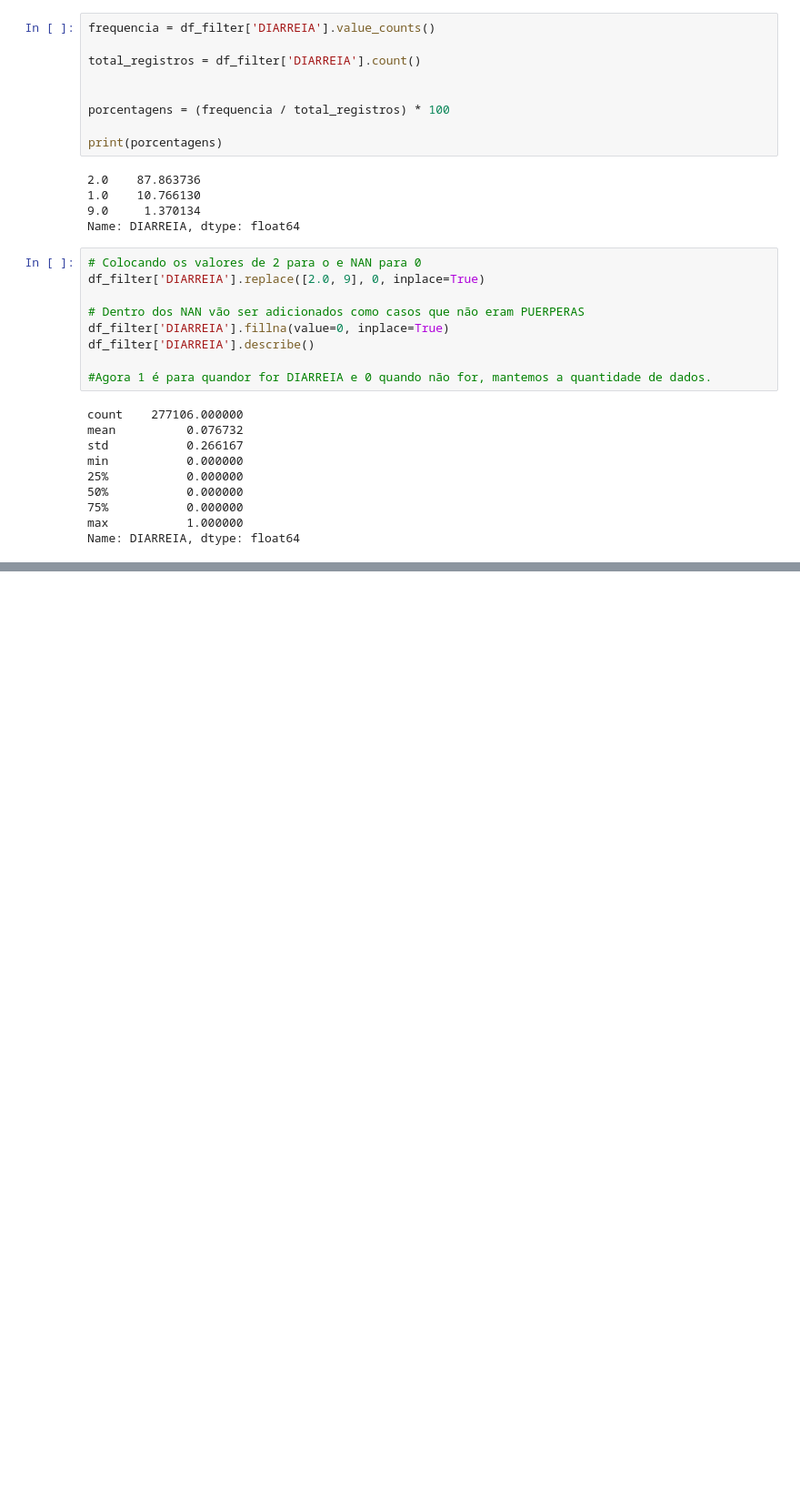
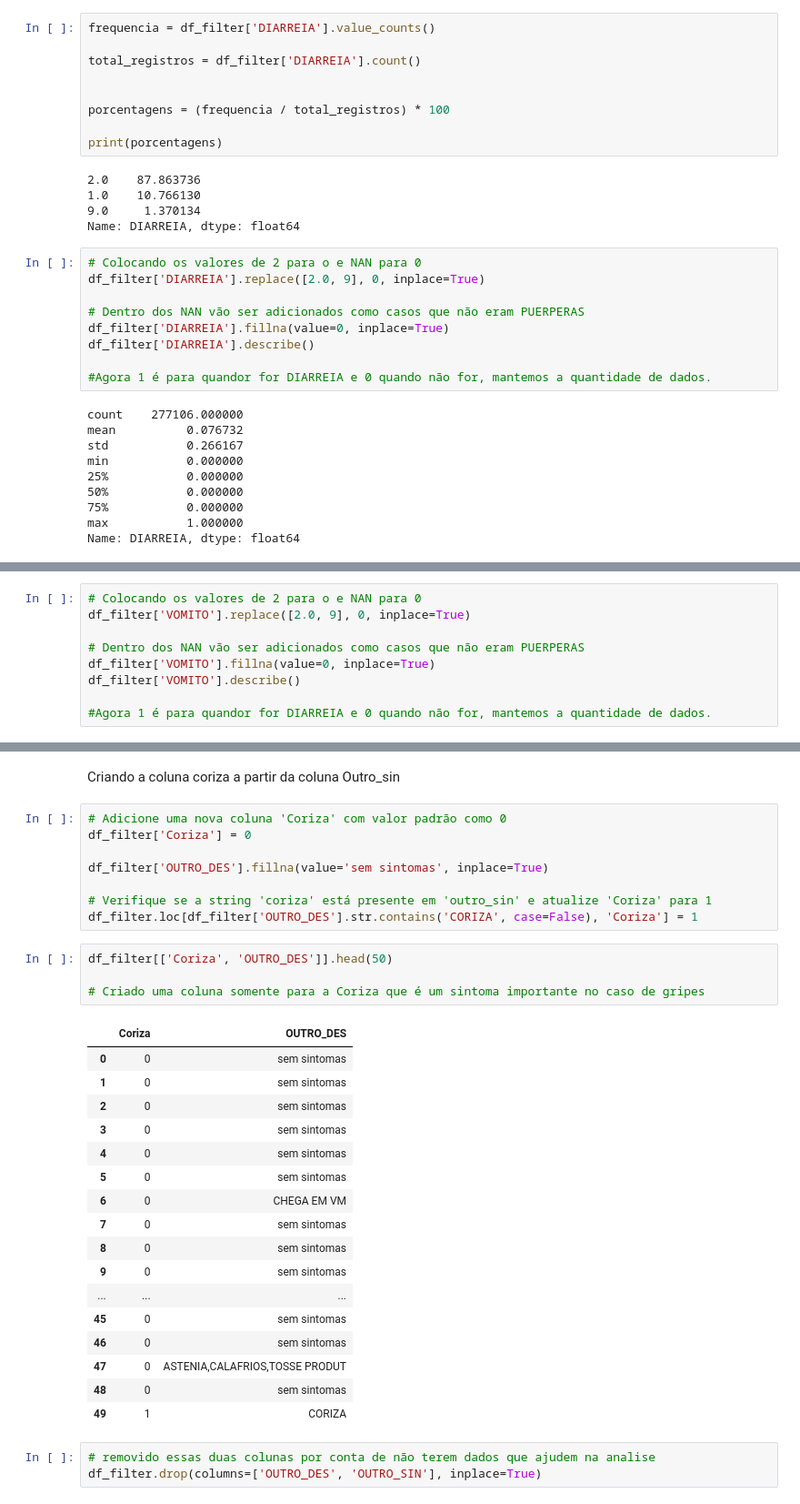
Before and after one commit to GTBelini22/Modelo-de-machine-learning-para-predicao-de-problemas-respiratorios, a Jupyter notebook: Tratando_os_dados.ipynb, the cells around one changed output, grey strips where cells are left out. Shown at 91% size. Saved outputs shown, nothing was run; the diff lists cells and outputs as text; blank space fills up the shorter version.

Commit message:
Criado a coluna de Coriza, feito o tratamento de mais colunas

```diff
--- a/Tratando_os_dados.ipynb
+++ b/Tratando_os_dados.ipynb
@@ -375,0 +402,9 @@ Name: DIARREIA, dtype: float64
+# %%
+# Colocando os valores de 2 para o e NAN para 0
+df_filter['VOMITO'].replace([2.0, 9], 0, inplace=True)
+
+# Dentro dos NAN vão ser adicionados como casos que não eram PUERPERAS
+df_filter['VOMITO'].fillna(value=0, inplace=True)
+df_filter['VOMITO'].describe()
+
+#Agora 1 é para quandor for DIARREIA e 0 quando não for, mantemos a quantidade de dados.
@@ -375,0 +421,35 @@ Name: DIARREIA, dtype: float64
+# %% [markdown]
+Criando a coluna coriza a partir da coluna Outro_sin
+# %%
+# Adicione uma nova coluna 'Coriza' com valor padrão como 0
+df_filter['Coriza'] = 0
+
+df_filter['OUTRO_DES'].fillna(value='sem sintomas', inplace=True)
+
+# Verifique se a string 'coriza' está presente em 'outro_sin' e atualize 'Coriza' para 1
+df_filter.loc[df_filter['OUTRO_DES'].str.contains('CORIZA', case=False), 'Coriza'] = 1
+# %%
+df_filter[['Coriza', 'OUTRO_DES']].head(50)
+
+# Criado uma coluna somente para a Coriza que é um sintoma importante no caso de gripes
+# %% [output]
+|  | Coriza | OUTRO_DES |
+| 0 | 0 | sem sintomas |
+| 1 | 0 | sem sintomas |
+| 2 | 0 | sem sintomas |
+| 3 | 0 | sem sintomas |
+| 4 | 0 | sem sintomas |
+| 5 | 0 | sem sintomas |
+| 6 | 0 | CHEGA EM VM |
+| 7 | 0 | sem sintomas |
+| 8 | 0 | sem sintomas |
+| 9 | 0 | sem sintomas |
+| ... | ... | ... |
+| 45 | 0 | sem sintomas |
+| 46 | 0 | sem sintomas |
+| 47 | 0 | ASTENIA,CALAFRIOS,TOSSE PRODUT |
+| 48 | 0 | sem sintomas |
+| 49 | 1 | CORIZA |
+# %%
+# removido essas duas colunas por conta de não terem dados que ajudem na analise
+df_filter.drop(columns=['OUTRO_DES', 'OUTRO_SIN'], inplace=True)
```
Also changed, not shown: parts of 7 cells of this notebook.
